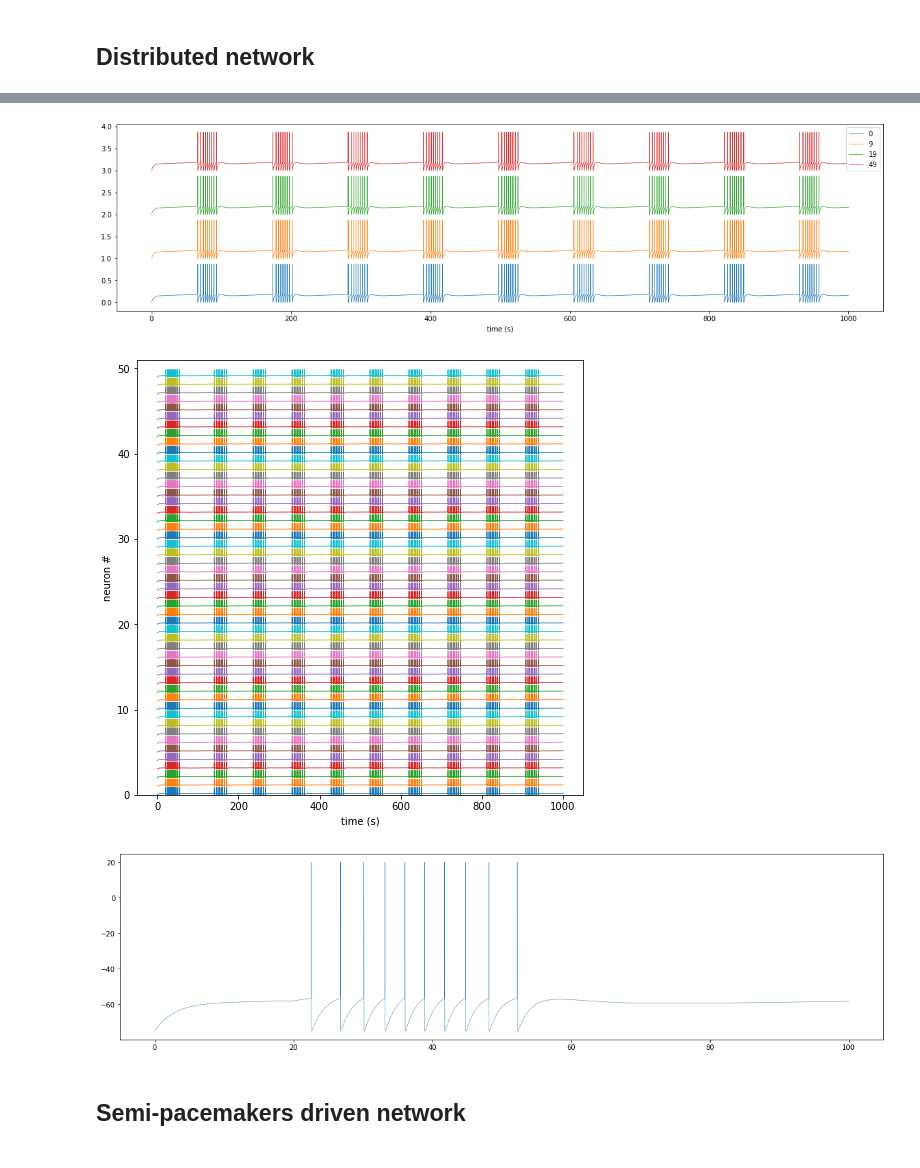
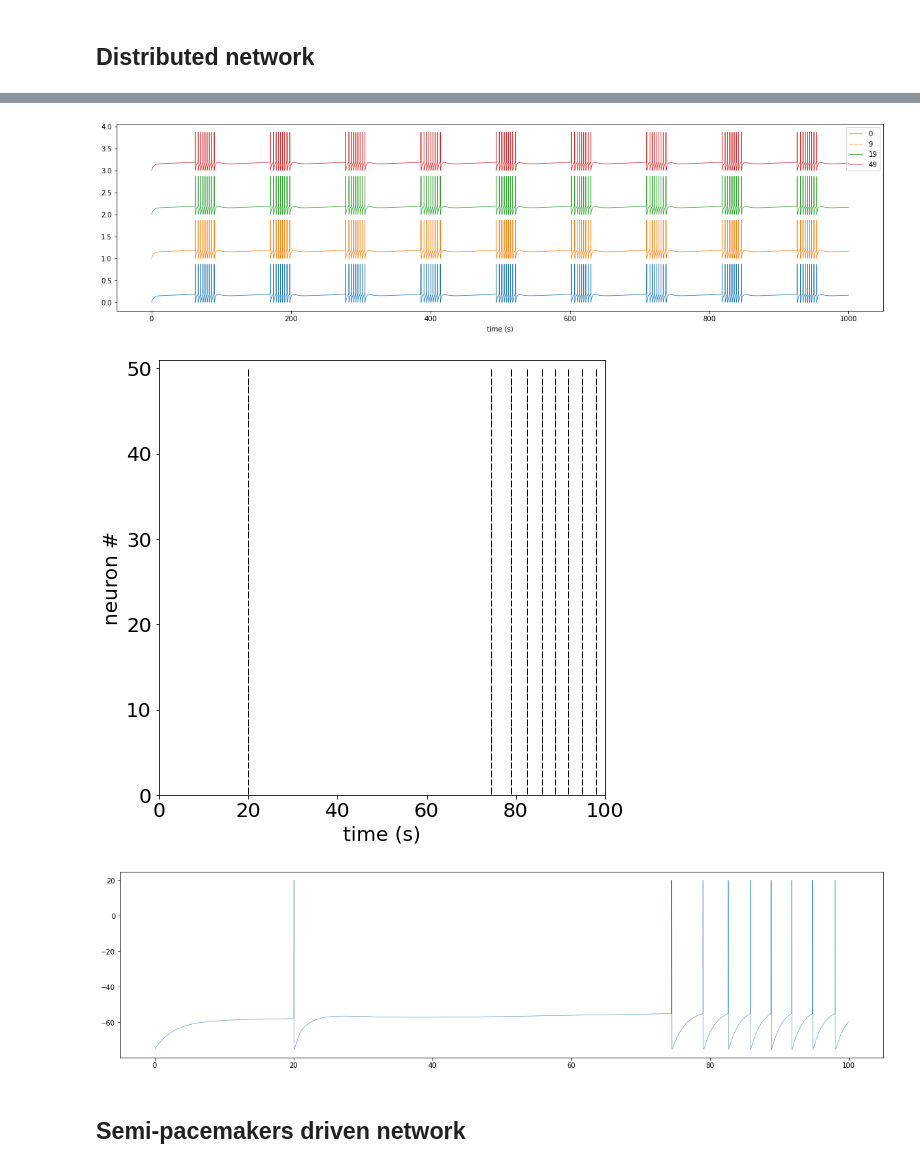
Before and after one commit to hengjiwang/hydranerv, a Jupyter notebook: hydranerv/models/network/sim_gap_junction_randnet.ipynb, the cells around one changed output, grey strips where cells are left out. Saved outputs shown, nothing was run; the diff lists cells and outputs as text; code cells hidden in the pictures.

```diff
--- a/hydranerv/models/network/sim_gap_junction_randnet.ipynb
+++ b/hydranerv/models/network/sim_gap_junction_randnet.ipynb
@@ -77,7 +77,7 @@ plt.show()
 ## Distributed network
 # %%
 N = 50
-GC = 100
+GC = 200 # 100
 DENSITY = .3
 TMAX = 1000
 T_REF = .1
@@ -115,24 +115,24 @@ plt.legend()
 plt.xlabel('time (s)')
 plt.show()
 # %% [output]
-[figure, old version]
+[figure, new version]
 # %%
 # Test external stimulation
-ntwk = Network(num=N, edges=edges, gc=GC, tmax=1000, pacemakers=range(N), conn_type='gap_junction', wnoise=WNOISE)
-ntwk.i_stim = 2200
-ntwk.t_stim = .1
+ntwk = Network(num=N, edges=edges, gc=GC, tmax=100, pacemakers=range(N), conn_type='gap_junction', wnoise=WNOISE)
+ntwk.i_stim = 10000
+ntwk.t_stim = 1
 ntwk.run(stim={20: [25] })
 # %%
-ntwk.disp(figsize=(8, 8), style='trace')
+ntwk.disp(figsize=(8, 8), style='spike')
 # %% [output]
-[figure, old version]
+[figure, new version]
 # %%
 plt.figure(figsize=(20, 5))
 time_axis = np.arange(0, ntwk.tmax, ntwk.dt)
 plt.plot(time_axis, ntwk.neurons[23].v_train, lw=.5)
 plt.show()
 # %% [output]
-[figure, old version]
+[figure, new version]
 # %% [markdown]
 ## Semi-pacemakers driven network
 # %%
```
Also changed, not shown: parts of 13 cells of this notebook, 15 other files.
